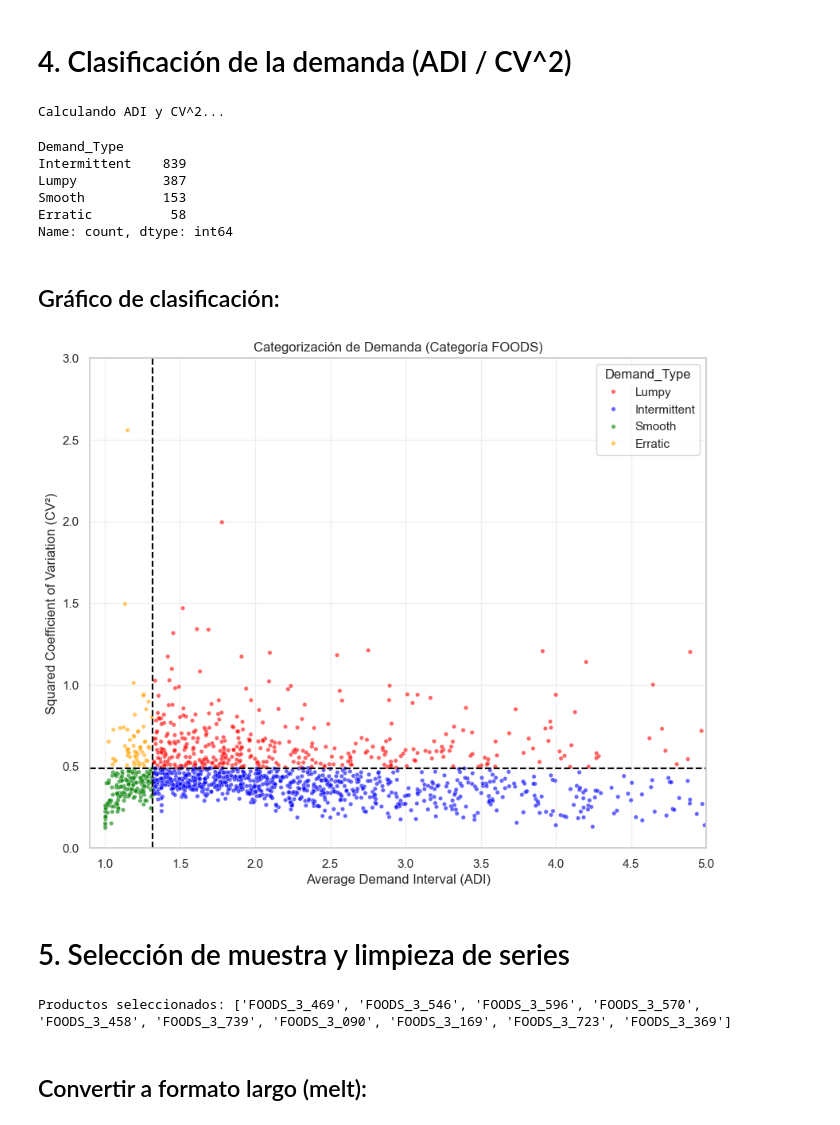
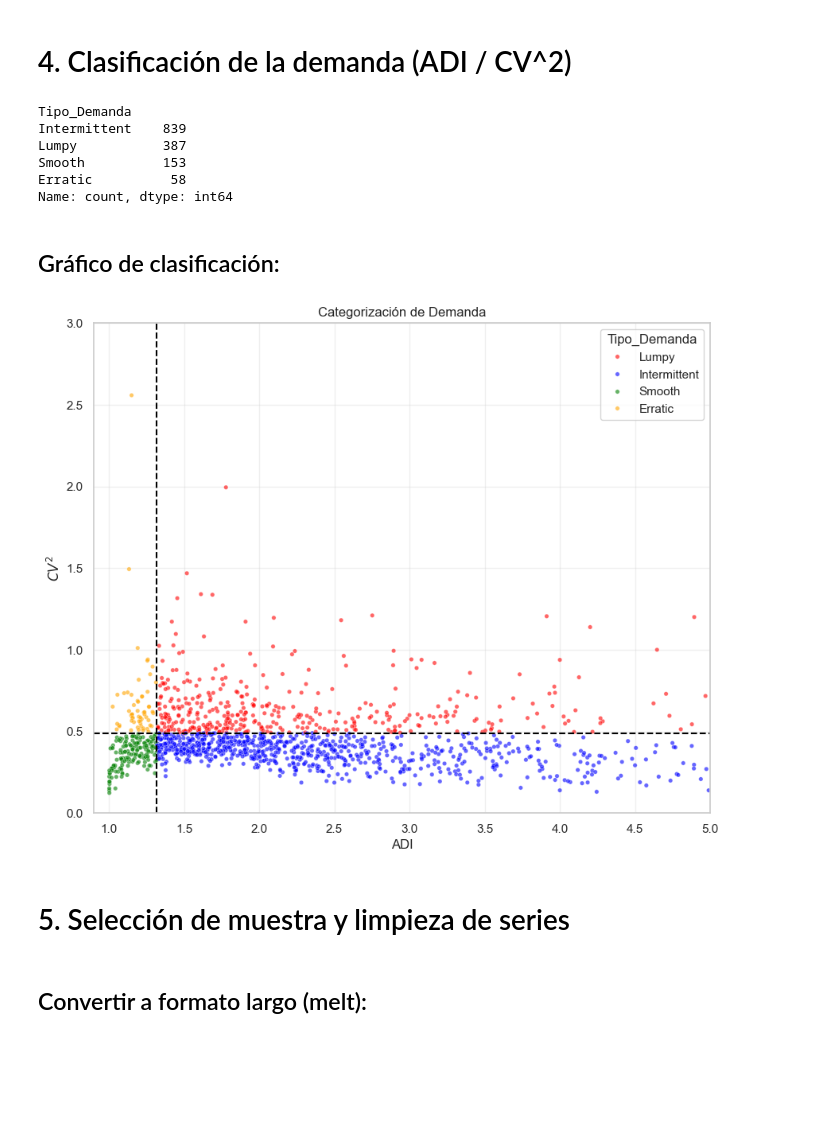
Before and after one commit to fx-soto/Master-Estadistica-Taller-Consultoria-Capstone1, a Jupyter notebook: notebooks/capstone_1.ipynb, the cells around one changed output. Drawn from its saved outputs; the diff is of its cells as text; code cells hidden in the pictures; blank space fills up the shorter version.

```diff
--- a/notebooks/capstone_1.ipynb
+++ b/notebooks/capstone_1.ipynb
@@ -79,11 +36,10 @@ sales_data = foods[d_cols].values
 # %% [markdown]
 # 4. Clasificación de la demanda (ADI / CV^2)
 # %%
-# --- Cálculo de ADI (Average Demand Interval) y CV² ---
+# Cálculo de ADI (Average Demand Interval) y CV^2
 adi_list = []
 cv2_list = []
 
-print("Calculando ADI y CV^2...")
 for row in sales_data:
     # ADI: promedio de días entre demandas consecutivas
     nonzero = np.nonzero(row)[0]
@@ -92,7 +48,7 @@ for row in sales_data:
     else:
         adi = len(row)
 
-    # CV²: (desviación estándar / media)^2 de las demandas no nulas
+    # CV^2: (desviación estándar / media)^2 de las demandas no nulas
     nonzero_sales = row[nonzero]
     if len(nonzero_sales) > 0 and nonzero_sales.mean() != 0:
         cv2 = (nonzero_sales.std() / nonzero_sales.mean()) ** 2
@@ -116,50 +72,46 @@ conditions = [
     (foods['ADI'] > ADI_threshold) & (foods['CV2'] > CV2_threshold)
 ]
 choices = ['Smooth', 'Intermittent', 'Erratic', 'Lumpy']
-foods['Demand_Type'] = np.select(conditions, choices, default='Unclassified')
+foods['Tipo_Demanda'] = np.select(conditions, choices, default='Unclassified')
 
-foods['Demand_Type'].value_counts()
+foods['Tipo_Demanda'].value_counts()
 # %% [output]
-Calculando ADI y CV^2...
+Tipo_Demanda
+Intermittent    839
+Lumpy           387
+Smooth          153
+Erratic          58
+Name: count, dtype: int64
-Demand_Type
-Intermittent    839
-Lumpy           387
-Smooth          153
-Erratic          58
-Name: count, dtype: int64
 # %% [markdown]
 ## Gráfico de clasificación:
 # %%
 plt.figure(figsize=(10, 8))
-sns.scatterplot(data=foods, x='ADI', y='CV2', hue='Demand_Type',
+sns.scatterplot(data=foods, x='ADI', y='CV2', hue='Tipo_Demanda',
                 palette={'Smooth': 'green', 'Intermittent': 'blue',
                          'Erratic': 'orange', 'Lumpy': 'red'},
                 alpha=0.6, s=15)
 
 plt.axvline(x=ADI_threshold, color='black', linestyle='--')
 plt.axhline(y=CV2_threshold, color='black', linestyle='--')
 plt.xlim(0.9, 5)
 plt.ylim(0, 3)
-plt.title('Categorización de Demanda (Categoría FOODS)')
-plt.xlabel('Average Demand Interval (ADI)')
-plt.ylabel('Squared Coefficient of Variation (CV²)')
+plt.title('Categorización de Demanda')
+plt.xlabel('ADI')
+plt.ylabel(r'$CV^2$')
 plt.grid(True, alpha=0.3)
 plt.show()
 # %% [output]
-[figure, old version]
+[figure, new version]
 # %% [markdown]
 # 5. Selección de muestra y limpieza de series
 # %%
-# Selección de 10 productos 'Smooth' con semilla fija (reproducibilidad)
-smooth_products = foods[foods['Demand_Type'] == 'Smooth']
+# Selección de 10 productos 'Smooth'
+smooth_products = foods[foods['Tipo_Demanda'] == 'Smooth']
 n_sample = 10
-sample_smooth = smooth_products.sample(n=n_sample, random_state=40)
+sample_smooth = smooth_products.sample(n=n_sample, random_state=SEED)
 
 ids_10_smooth = sample_smooth['id'].tolist()
 items_10_smooth = sample_smooth['item_id'].tolist()
-print("Productos seleccionados:", items_10_smooth)
-# %% [output]
-Productos seleccionados: ['FOODS_3_469', 'FOODS_3_546', 'FOODS_3_596', 'FOODS_3_570', 'FOODS_3_458', 'FOODS_3_739', 'FOODS_3_090', 'FOODS_3_169', 'FOODS_3_723', 'FOODS_3_369']
 # %% [markdown]
 ## Convertir a formato largo (melt):
 # %%
```
Also changed, not shown: parts of 22 cells of this notebook.
